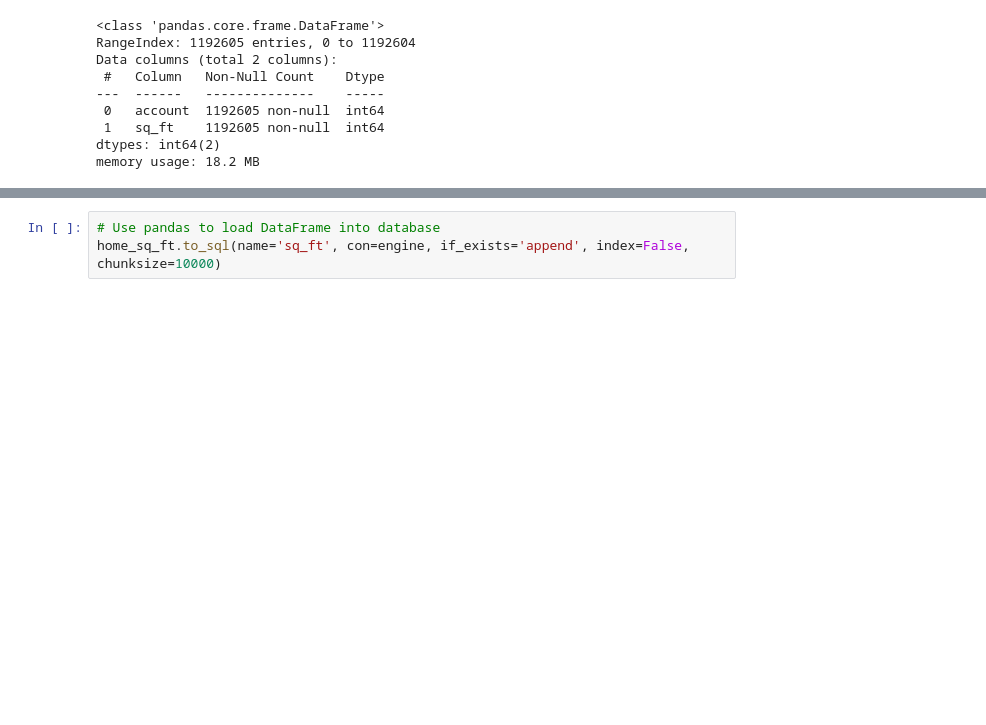
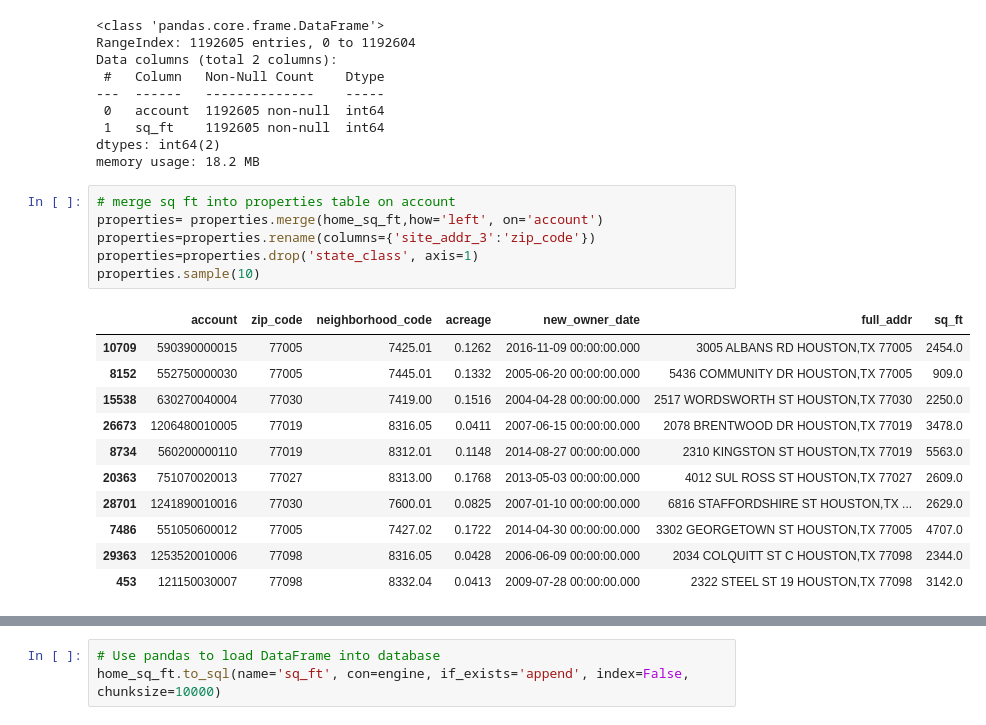
Before and after one commit to ellenrud84/RealEstateDatabase_SQLAlchemyDemo, a Jupyter notebook: ETL_HCAD.ipynb, the cells around one changed output, grey strips where cells are left out. Cells and saved outputs as stored; diff of their text form; blank space fills up the shorter version.

```diff
--- a/ETL_HCAD.ipynb
+++ b/ETL_HCAD.ipynb
@@ -407,3 +339,21 @@ Data columns (total 2 columns):
  1   sq_ft    1192605 non-null  int64
 dtypes: int64(2)
 memory usage: 18.2 MB
+# %%
+# merge sq ft into properties table on account
+properties= properties.merge(home_sq_ft,how='left', on='account')
+properties=properties.rename(columns={'site_addr_3':'zip_code'})
+properties=properties.drop('state_class', axis=1)
+properties.sample(10)
+# %% [output]
+|  | account | zip_code | neighborhood_code | acreage | new_owner_date | full_addr | sq_ft |
+| 10709 | 590390000015 | 77005 | 7425.01 | 0.1262 | 2016-11-09 00:00:00.000 | 3005 ALBANS RD HOUSTON,TX 77005 | 2454.0 |
+| 8152 | 552750000030 | 77005 | 7445.01 | 0.1332 | 2005-06-20 00:00:00.000 | 5436 COMMUNITY DR HOUSTON,TX 77005 | 909.0 |
+| 15538 | 630270040004 | 77030 | 7419.00 | 0.1516 | 2004-04-28 00:00:00.000 | 2517 WORDSWORTH ST HOUSTON,TX 77030 | 2250.0 |
+| 26673 | 1206480010005 | 77019 | 8316.05 | 0.0411 | 2007-06-15 00:00:00.000 | 2078 BRENTWOOD DR HOUSTON,TX 77019 | 3478.0 |
+| 8734 | 560200000110 | 77019 | 8312.01 | 0.1148 | 2014-08-27 00:00:00.000 | 2310 KINGSTON ST HOUSTON,TX 77019 | 5563.0 |
+| 20363 | 751070020013 | 77027 | 8313.00 | 0.1768 | 2013-05-03 00:00:00.000 | 4012 SUL ROSS ST HOUSTON,TX 77027 | 2609.0 |
+| 28701 | 1241890010016 | 77030 | 7600.01 | 0.0825 | 2007-01-10 00:00:00.000 | 6816 STAFFORDSHIRE ST HOUSTON,TX ... | 2629.0 |
+| 7486 | 551050600012 | 77005 | 7427.02 | 0.1722 | 2014-04-30 00:00:00.000 | 3302 GEORGETOWN ST HOUSTON,TX 77005 | 4707.0 |
+| 29363 | 1253520010006 | 77098 | 8316.05 | 0.0428 | 2006-06-09 00:00:00.000 | 2034 COLQUITT ST C HOUSTON,TX 77098 | 2344.0 |
+| 453 | 121150030007 | 77098 | 8332.04 | 0.0413 | 2009-07-28 00:00:00.000 | 2322 STEEL ST 19 HOUSTON,TX 77098 | 3142.0 |
```
Also changed, not shown: parts of 35 cells of this notebook.
